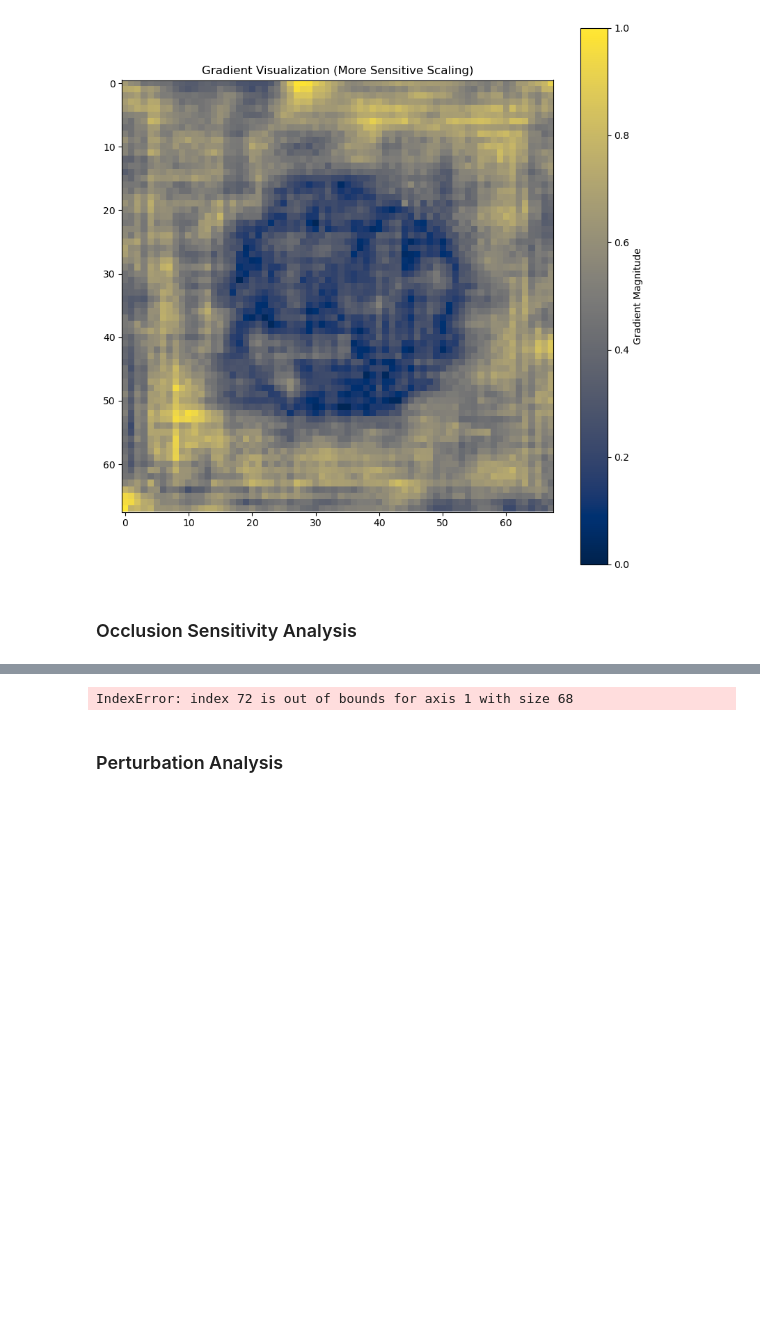
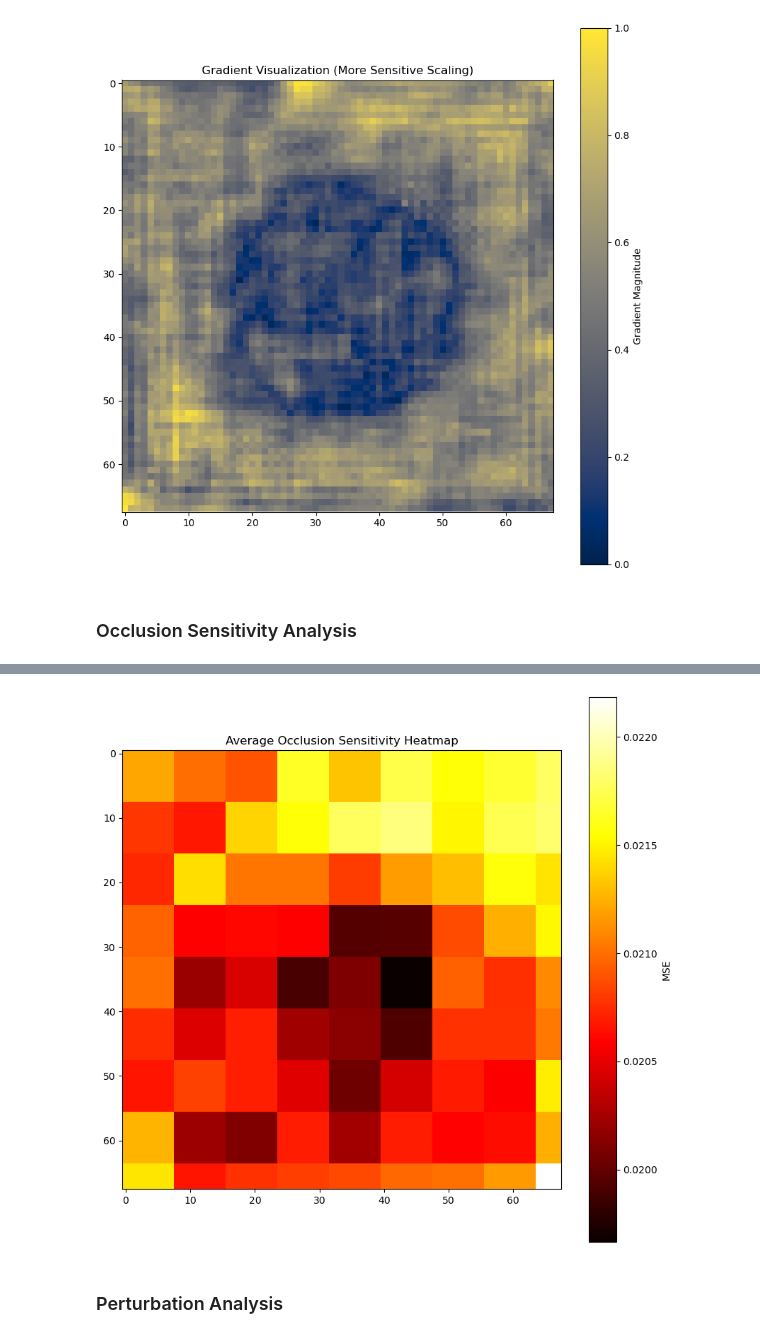
Before and after one commit to Ottohesten/02466-Cell-Profiling, a Jupyter notebook: Sensitivity_Analysis_LAFARGE.ipynb, the cells around one changed output, grey strips where cells are left out. Cells and saved outputs as stored; diff of their text form; code cells hidden in the pictures; blank space fills up the shorter version.

```diff
--- a/Sensitivity_Analysis_LAFARGE.ipynb
+++ b/Sensitivity_Analysis_LAFARGE.ipynb
@@ -554,6 +626,6 @@ plt.show()
 # %%
 # Function to compute the occlusion sensitivity for a single image across multiple seeds
-def compute_occlusion_sensitivity(image, model, device, patch_size=8, num_seeds=50):
+def compute_occlusion_sensitivity(image, model, device, patch_size=32, num_seeds=50):
     height, width, _ = image.shape
     heatmap_sum = np.zeros((height, width))
 
@@ -565,39 +637,41 @@ def compute_occlusion_sensitivity(image, model, device, patch_size=8, num_seeds=
         for i in range(0, height, patch_size):
             for j in range(0, width, patch_size):
                 occluded_image = image.copy()
-                occluded_image[i:i+patch_size, j:j+patch_size] = 0
+                i_end = min(i + patch_size, height)
+                j_end = min(j + patch_size, width)
+                occluded_image[i:i_end, j:j_end] = 0
                 output = process_image(occluded_image, model, device)
                 mse = compute_mse(original_output, output)
-                heatmap[i:i+patch_size, j+j+patch_size] = mse
+                heatmap[i:i_end, j:j_end] = mse
 
         heatmap_sum += heatmap
 
     avg_heatmap = heatmap_sum / num_seeds
     return avg_heatmap
 
 # Initialize arrays to accumulate heatmaps for multiple images
 overall_heatmap_sum = np.zeros((68, 68))
 
 # Loop through different images
 for i in range(num_images):
     image_path = f'data_subset/DMSO/B02_s1_w1B1A7ADEA-8896-4C7D-8C63-663265374B72_{i}.npy'
     image = np.load(image_path)
 
     avg_heatmap = compute_occlusion_sensitivity(image, model, device, patch_size=8, num_seeds=50)
 
     overall_heatmap_sum += avg_heatmap
 
 # Compute the overall average heatmap
 overall_avg_heatmap = overall_heatmap_sum / num_images
 
 # Visualize the overall average occlusion sensitivity heatmap
 plt.figure(figsize=(10, 10))
 plt.imshow(overall_avg_heatmap, cmap='hot', interpolation='nearest')
 plt.title('Average Occlusion Sensitivity Heatmap')
 plt.colorbar(label='MSE')
 plt.show()
 # %% [output]
-IndexError: index 72 is out of bounds for axis 1 with size 68
+[figure, added]
 # %% [markdown]
 ### Perturbation Analysis
 # %%
```
Also changed, not shown: parts of 2 cells of this notebook, 4 other files.
